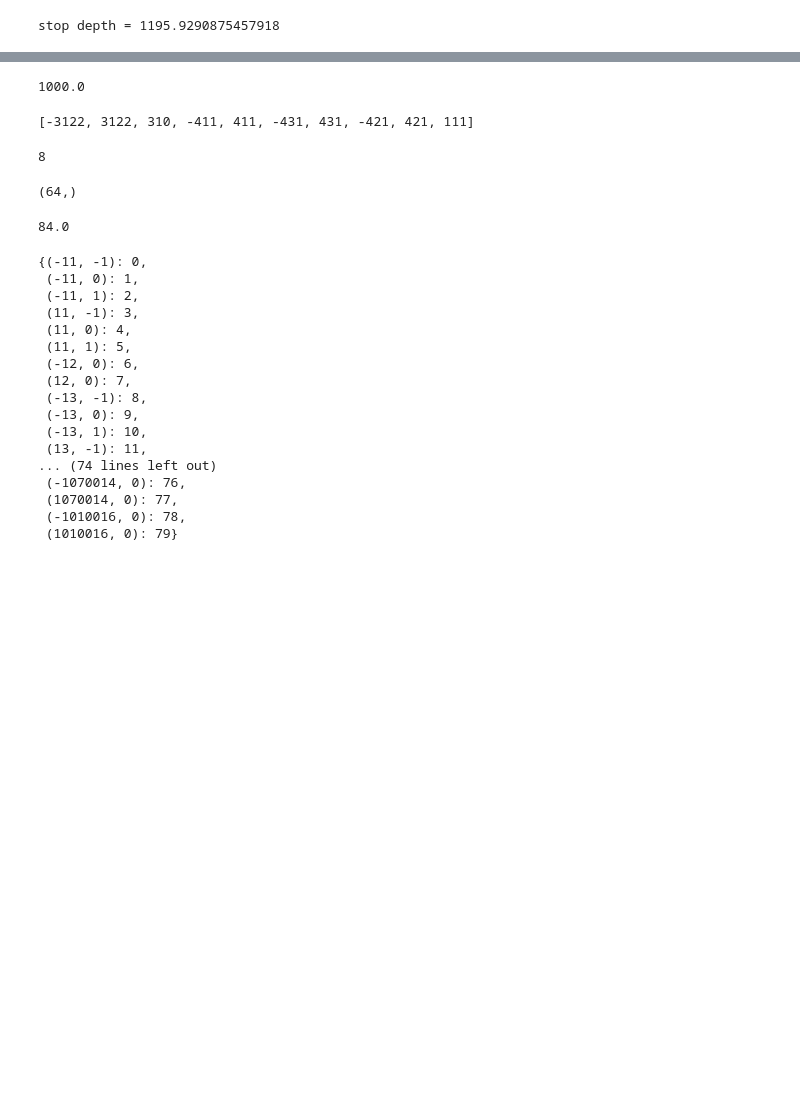
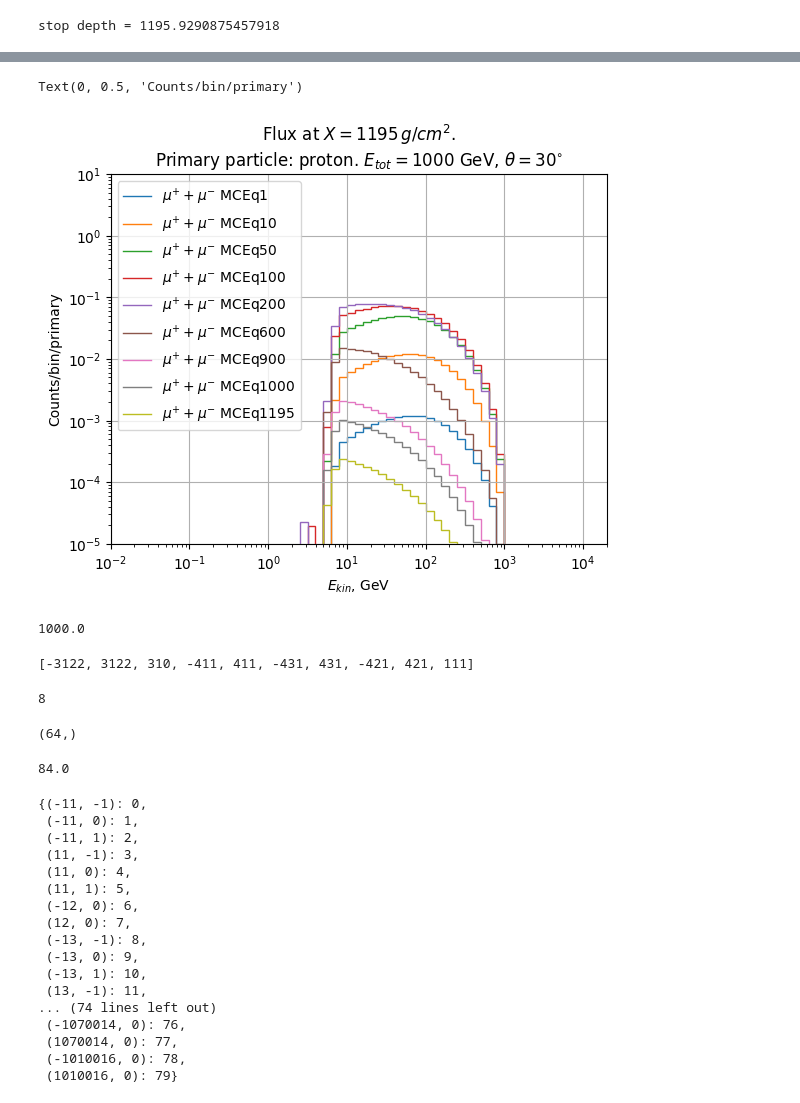
Before and after one commit to jncots/xmax_sigma, a Jupyter notebook: flincpy/scripts_02/01_histograms/06_cascade_integrate.ipynb, the cells around one changed output, grey strips where cells are left out. Cells and saved outputs as stored; diff of their text form; code cells hidden in the pictures; blank space fills up the shorter version.

```diff
--- a/flincpy/scripts_02/01_histograms/06_cascade_integrate.ipynb
+++ b/flincpy/scripts_02/01_histograms/06_cascade_integrate.ipynb
@@ -166,6 +130,81 @@ mceq_wrapper.get_fluxes(pname_tuples = [
                      ("e+", "e+"),
                      ("e-", "e-")
                      ])
+mceq_dist = mceq_wrapper
+# %%
+mceq_normal = MceqWrapper(pdg_id = 2212,
+                           energy = 1e3,
+                           theta_deg = 30,
+                           slant_depths=[1, 10, 50, 100, 200, 600, 900, 1000, 1195],
+                           energy_range=[1e-1, 2e3])
+mceq_normal.solve_single_particle()
+mceq_normal.get_fluxes(pname_tuples = [
+                     ("mu", "mu+", "mu-"),
+                     ("numu", "numu", "antinumu"),
+                     ("nue", "nue", "antinue"),
+                     ("pi", "pi+", "pi-"),
+                     ("pi0", "pi0"),
+                     ("el", "e+", "e-"),
+                     ("e+", "e+"),
+                     ("e-", "e-")
+                     ])
+# %%
+line_colors = plt.rcParams['axes.prop_cycle'].by_key()['color']
+ixdepth = 0
+# plt.stairs(mceq_dist.flux[ixdepth]["pi0"], mceq_dist.e_bins,
+#            label = r"${\mu}^{+} + {\mu}^{-}$ Hybrid" + f"{mceq_dist.slant_depths[ixdepth]}",
+#            linestyle='-',
+#            color = line_colors[0])
+ixdepths = range(len(mceq_dist.slant_depths))
+# ixdepths = [0, 1, 2]
+for ixdepth in ixdepths:
+    # plt.stairs(mceq_dist.flux[ixdepth]["pi"], mceq_dist.e_bins,
+    #         label = r"${\mu}^{+} + {\mu}^{-}$ MCEq" + f"{mceq_dist.slant_depths[ixdepth]}",
+    #         linestyle='--',
+    #         color = line_colors[ixdepth])
+
+    plt.stairs(mceq_normal.flux[ixdepth]["pi"], mceq_normal.e_bins,
+            label = r"${\mu}^{+} + {\mu}^{-}$ MCEq" + f"{mceq_normal.slant_depths[ixdepth]}",
+            # linestyle='--',
+            color = line_colors[ixdepth])
+
+
+# plt.stairs(mceq_loss.flux["mu"], mceq_dist.e_bins,
+#            label = r"${\mu}^{+} + {\mu}^{-}$ loss mceq", linestyle=':')
+
+# plt.stairs(mceq_hybrid.flux["mu"], mceq_dist.e_bins,
+#            label = r"${\mu}^{+} + {\mu}^{-}$ mceq hb", linestyle='--')
+# plt.stairs(mceq_dist.flux[ixdepth]["numu"], mceq_dist.e_bins,
+#            label = r"$\bar{\nu}_{\mu} + {\nu}_{\mu}$ MCEq", linestyle='--',
+#            color = line_colors[2])
+# plt.stairs(mceq_dist.flux[ixdepth]["nue"], mceq_dist.e_bins,
+#            label = r"$\bar{\nu}_{e} + {\nu}_{e}$ MCEq", linestyle='--',
+#            color = line_colors[1])
+# # plt.stairs(mceq_dist.flux["pi"], mceq_dist.e_bins,
+#            label = r"$\bar{\pi}^{+} + {\pi}^{-}$ mceq", linestyle='--')
+
+# plt.stairs(mceq_dist.flux["el"], mceq_dist.e_bins,
+#            label = r"$\bar{e}^{+} + {e}^{-}$ mceq", linestyle='--')
+
+# plt.stairs(mceq_dist.flux["e+"], mceq_dist.e_bins,
+#            label = r"${e}^{+}$ mceq", linestyle='--')
+
+# plt.stairs(mceq_dist.flux["e-"], mceq_dist.e_bins,
+#            label = r"${e}^{-}$ mceq", linestyle='--')
+
+plt.xscale("log")
+plt.yscale("log")
+plt.xlim(1e-2, 2e4)
+plt.ylim(1e-5, 10)
+plt.legend()
+plt.grid()
+plt.title("Flux at " +  r"$X = 1195\, g/cm^2.$"+ "\nPrimary particle: proton. "
+          +  r"$E_{tot}=1000$ GeV" + r", $\theta = 30^{\circ}$")
+plt.xlabel(r"$E_{kin}$, GeV")
+plt.ylabel(r"Counts/bin/primary")
+# %% [output]
+Text(0, 0.5, 'Counts/bin/primary')
+[figure, added]
 # %%
 mceq_wrapper._particle_list()
 # %%
```
Also changed, not shown: parts of 21 cells of this notebook, 3 other files.
